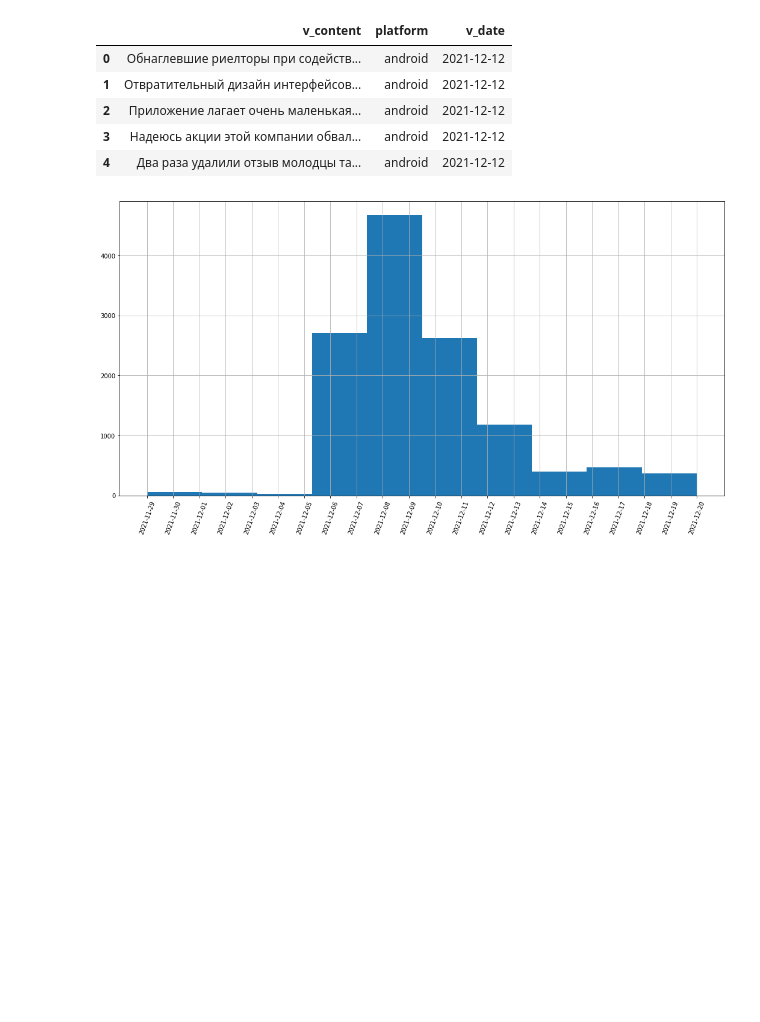
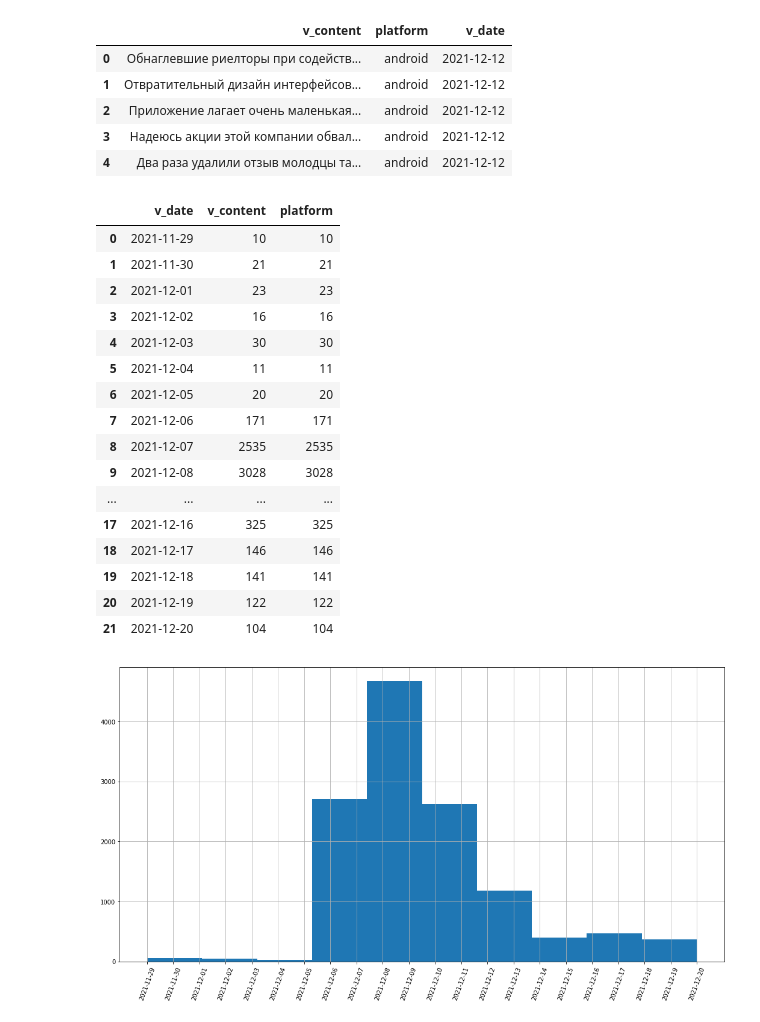
Before and after one commit to ssheypak/tweets_cian_and_ceu, a Jupyter notebook: reviews_analysis_split_long_reviews_twice_on_big_data_before.ipynb, the cells around one changed output. Cells and saved outputs as stored; diff of their text form; code cells hidden in the pictures; blank space fills up the shorter version.

```diff
--- a/reviews_analysis_split_long_reviews_twice_on_big_data_before.ipynb
+++ b/reviews_analysis_split_long_reviews_twice_on_big_data_before.ipynb
@@ -17,6 +17,26 @@ db.head()
 | 2 | Приложение лагает очень маленькая... | android | 2021-12-12 |
 | 3 | Надеюсь акции этой компании обвал... | android | 2021-12-12 |
 | 4 | Два раза удалили отзыв молодцы та... | android | 2021-12-12 |
+# %%
+db.groupby(["v_date"], as_index=False).count()
+# %% [output]
+|  | v_date | v_content | platform |
+| 0 | 2021-11-29 | 10 | 10 |
+| 1 | 2021-11-30 | 21 | 21 |
+| 2 | 2021-12-01 | 23 | 23 |
+| 3 | 2021-12-02 | 16 | 16 |
+| 4 | 2021-12-03 | 30 | 30 |
+| 5 | 2021-12-04 | 11 | 11 |
+| 6 | 2021-12-05 | 20 | 20 |
+| 7 | 2021-12-06 | 171 | 171 |
+| 8 | 2021-12-07 | 2535 | 2535 |
+| 9 | 2021-12-08 | 3028 | 3028 |
+| ... | ... | ... | ... |
+| 17 | 2021-12-16 | 325 | 325 |
+| 18 | 2021-12-17 | 146 | 146 |
+| 19 | 2021-12-18 | 141 | 141 |
+| 20 | 2021-12-19 | 122 | 122 |
+| 21 | 2021-12-20 | 104 | 104 |
 # %%
 fig, axs = plt.subplots(figsize=(18, 9), nrows=1, ncols=1)
 
```
Also changed, not shown: 1 other file.
